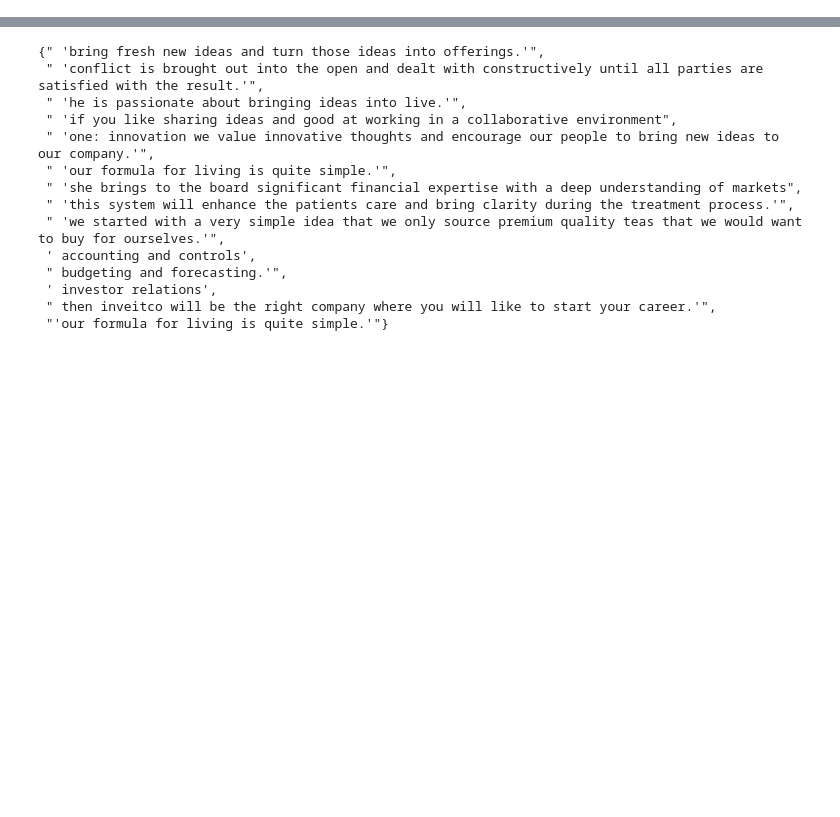
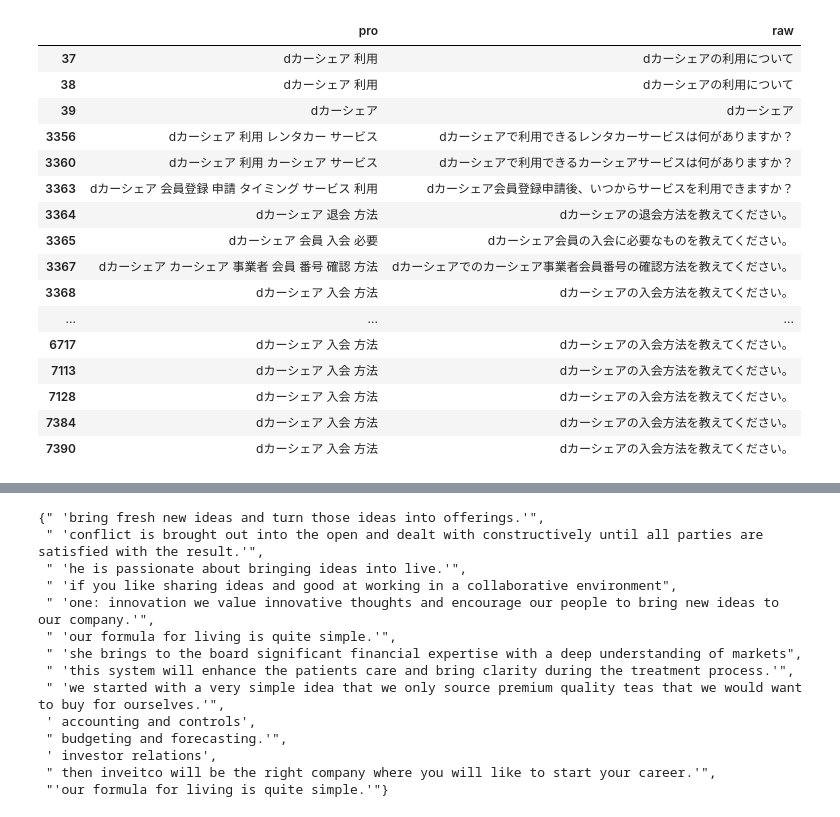
Before and after one commit to Iftekhar-mobin/AI-system, a Jupyter notebook: Untitled.ipynb, the cells around one changed output, grey strips where cells are left out. Saved outputs shown, nothing was run; the diff lists cells and outputs as text; code cells hidden in the pictures; blank space fills up the shorter version.

```diff
--- a/Untitled.ipynb
+++ b/Untitled.ipynb
@@ -6,0 +4,22 @@ df = pd.read_csv('/home/ifte/alechat_core/corpus/nlu/processed/NLU_WITHOUT_REPLY
+# %%
+corpus = pd.read_pickle('/home/iftekhar/docomodezwhu/data/cluster/cluster_features.pkl')
+# %%
+corpus[(corpus['raw'].str.contains('dカーシェア'))]
+# %% [output]
+|  | pro | raw |
+| 37 | dカーシェア 利用 | dカーシェアの利用について |
+| 38 | dカーシェア 利用 | dカーシェアの利用について |
+| 39 | dカーシェア | dカーシェア |
+| 3356 | dカーシェア 利用 レンタカー サービス | dカーシェアで利用できるレンタカーサービスは何がありますか？ |
+| 3360 | dカーシェア 利用 カーシェア サービス | dカーシェアで利用できるカーシェアサービスは何がありますか？ |
+| 3363 | dカーシェア 会員登録 申請 タイミング サービス 利用 | dカーシェア会員登録申請後、いつからサービスを利用できますか？ |
+| 3364 | dカーシェア 退会 方法 | dカーシェアの退会方法を教えてください。 |
+| 3365 | dカーシェア 会員 入会 必要 | dカーシェア会員の入会に必要なものを教えてください。 |
+| 3367 | dカーシェア カーシェア 事業者 会員 番号 確認 方法 | dカーシェアでのカーシェア事業者会員番号の確認方法を教えてください。 |
+| 3368 | dカーシェア 入会 方法 | dカーシェアの入会方法を教えてください。 |
+| ... | ... | ... |
+| 6717 | dカーシェア 入会 方法 | dカーシェアの入会方法を教えてください。 |
+| 7113 | dカーシェア 入会 方法 | dカーシェアの入会方法を教えてください。 |
+| 7128 | dカーシェア 入会 方法 | dカーシェアの入会方法を教えてください。 |
+| 7384 | dカーシェア 入会 方法 | dカーシェアの入会方法を教えてください。 |
+| 7390 | dカーシェア 入会 方法 | dカーシェアの入会方法を教えてください。 |
```
Also changed, not shown: parts of 3 cells of this notebook.
